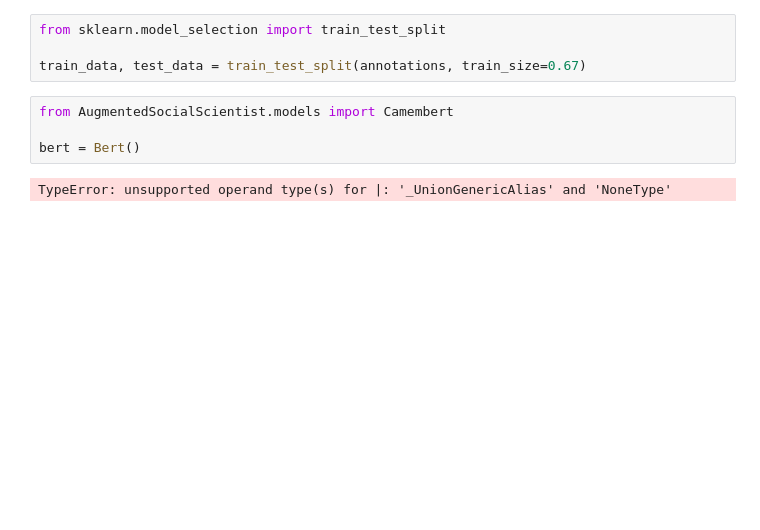
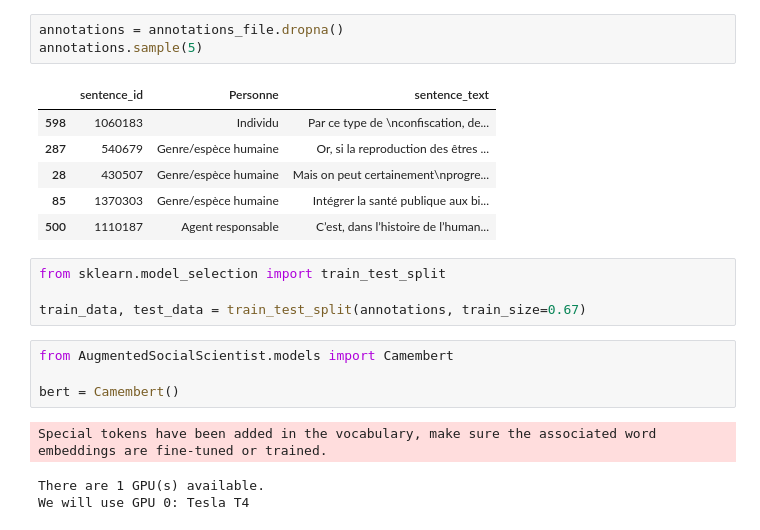
Before and after one commit to LeoMaurice/CCNE, a Jupyter notebook: src/bert.ipynb, the cells around one changed output. Cells and saved outputs as stored; diff of their text form; blank space fills up the shorter version.

Commit message:
working bert code in theory : lacks memory

```diff
--- a/src/bert.ipynb
+++ b/src/bert.ipynb
@@ -39,3 +39,13 @@ annotations.head(5)
+# %%
+annotations = annotations_file.dropna()
+annotations.sample(5)
+# %% [output]
+|  | sentence_id | Personne | sentence_text |
+| 598 | 1060183 | Individu | Par ce type de \nconfiscation, de... |
+| 287 | 540679 | Genre/espèce humaine | Or, si la reproduction des êtres ... |
+| 28 | 430507 | Genre/espèce humaine | Mais on peut certainement\nprogre... |
+| 85 | 1370303 | Genre/espèce humaine | Intégrer la santé publique aux bi... |
+| 500 | 1110187 | Agent responsable | C’est, dans l’histoire de l’human... |
 # %%
 from sklearn.model_selection import train_test_split
 
@@ -43,6 +53,8 @@ train_data, test_data = train_test_split(annotations, train_size=0.67)
 # %%
 from AugmentedSocialScientist.models import Camembert
 
-bert = Bert()
+bert = Camembert()
 # %% [output]
-TypeError: unsupported operand type(s) for |: '_UnionGenericAlias' and 'NoneType'
+Special tokens have been added in the vocabulary, make sure the associated word embeddings are fine-tuned or trained.
+There are 1 GPU(s) available.
+We will use GPU 0: Tesla T4
```
Also changed, not shown: parts of 7 cells of this notebook.
